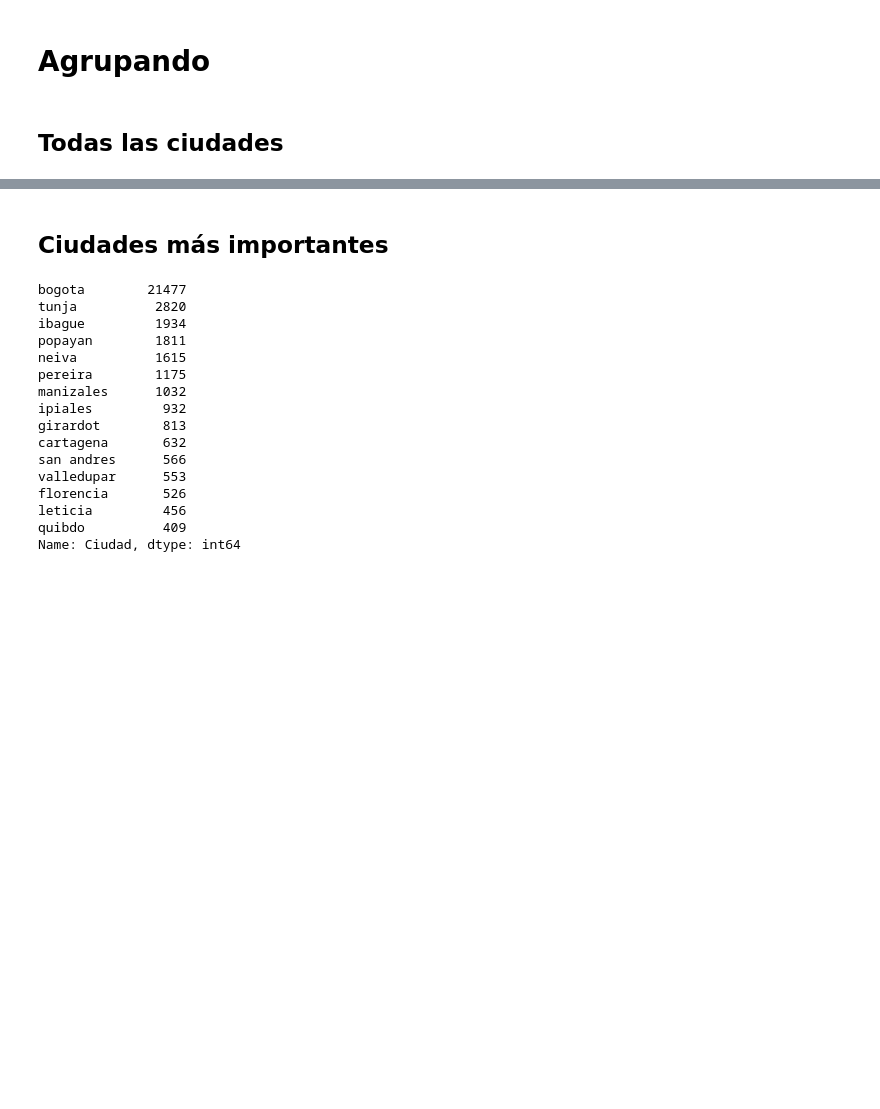
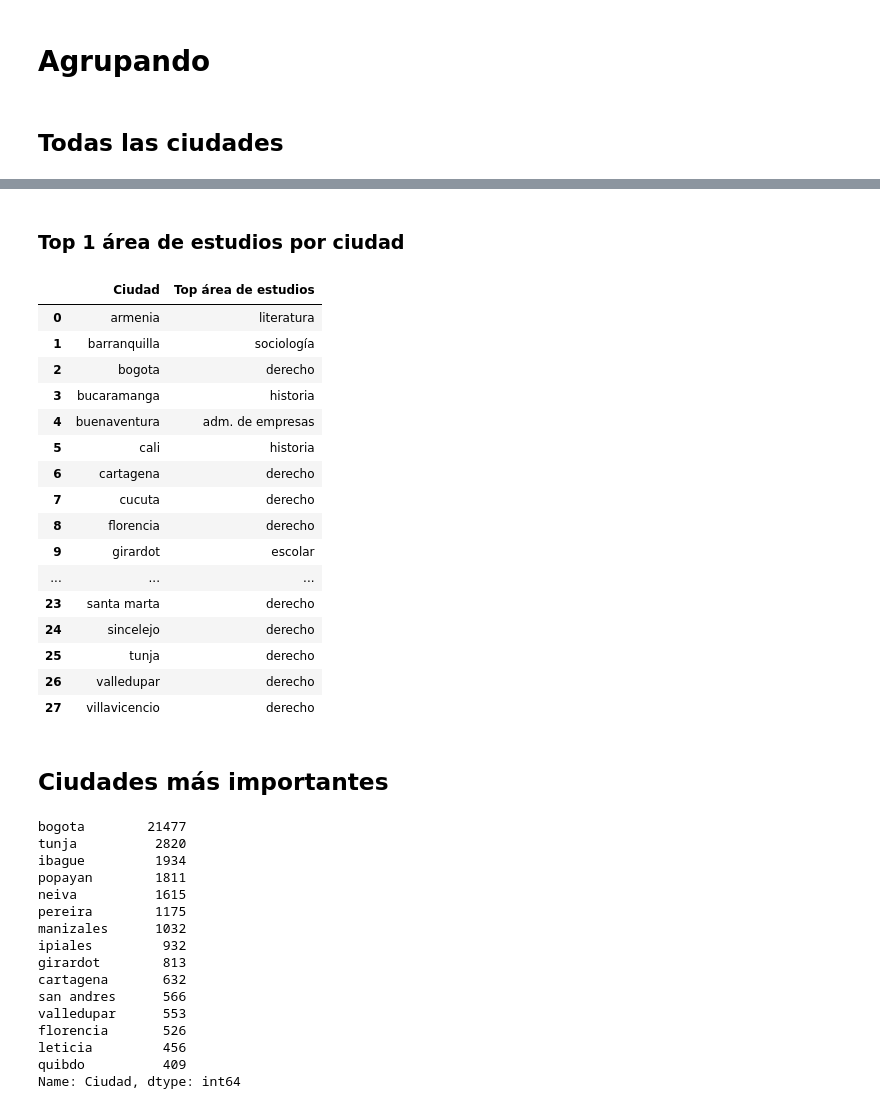
Before and after one commit to mavillard/colombia, a Jupyter notebook: perfiles_2016_9_group_by_career.ipynb, the cells around one changed output, grey strips where cells are left out. Drawn from its saved outputs; the diff is of its cells as text; code cells hidden in the pictures; blank space fills up the shorter version.

```diff
--- a/perfiles_2016_9_group_by_career.ipynb
+++ b/perfiles_2016_9_group_by_career.ipynb
@@ -152,3 +186,37 @@ ciudades_sucursales = {
+# %% [markdown]
+### Top 1 área de estudios por ciudad
+# %%
+areas_ciudades = perfiles_df[perfiles_df['Área de Estudio1'] != 'OTRO'] \
+    .groupby(['Ciudad'])['Área de Estudio1'] \
+    .agg(lambda x: x.value_counts().index[0])
+# %%
+top_areas_ciudades_ls = [
+    (x, y)
+    for x, y in areas_ciudades.iteritems()
+    if x in ciudades_sucursales
+]
+# %%
+top_areas_ciudades_df = pd.DataFrame(top_areas_ciudades_ls, columns=['Ciudad', 'Top área de estudios'])
+# %%
+print_full_df(top_areas_ciudades_df)
+# %% [output]
+|  | Ciudad | Top área de estudios |
+| 0 | armenia | literatura |
+| 1 | barranquilla | sociología |
+| 2 | bogota | derecho |
+| 3 | bucaramanga | historia |
+| 4 | buenaventura | adm. de empresas |
+| 5 | cali | historia |
+| 6 | cartagena | derecho |
+| 7 | cucuta | derecho |
+| 8 | florencia | derecho |
+| 9 | girardot | escolar |
+| ... | ... | ... |
+| 23 | santa marta | derecho |
+| 24 | sincelejo | derecho |
+| 25 | tunja | derecho |
+| 26 | valledupar | derecho |
+| 27 | villavicencio | derecho |
 # %% [markdown]
 ## Ciudades más importantes
 # %%
```
Also changed, not shown: parts of 17 cells of this notebook.
